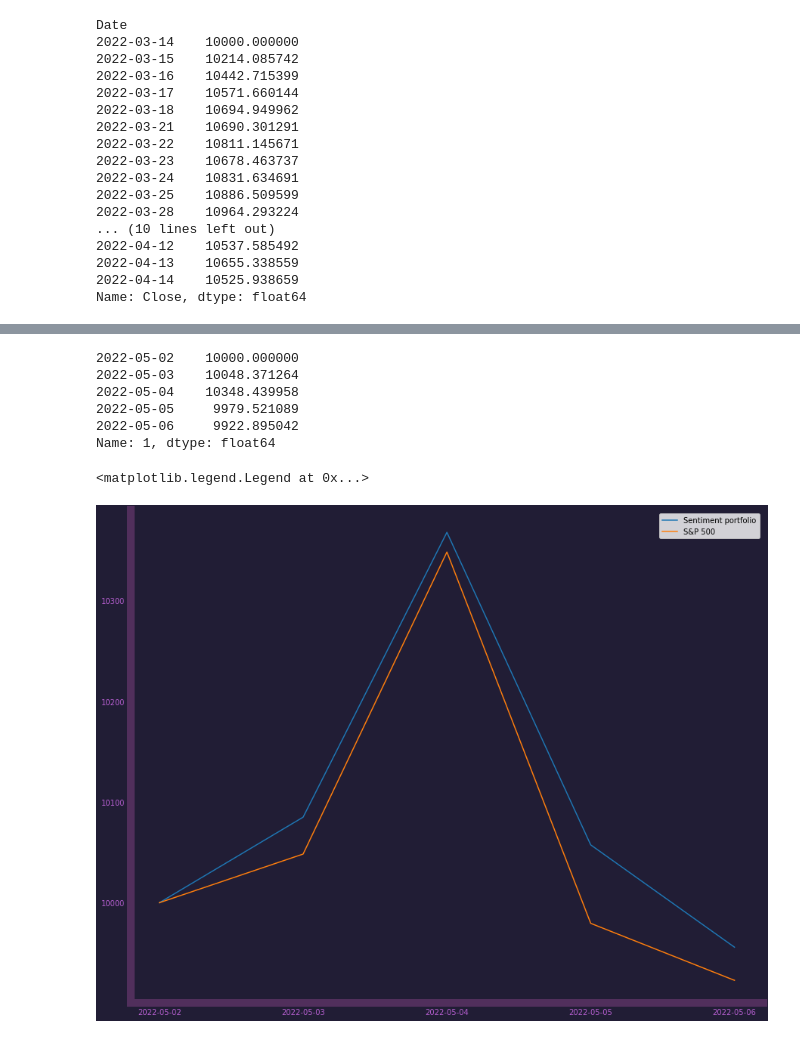
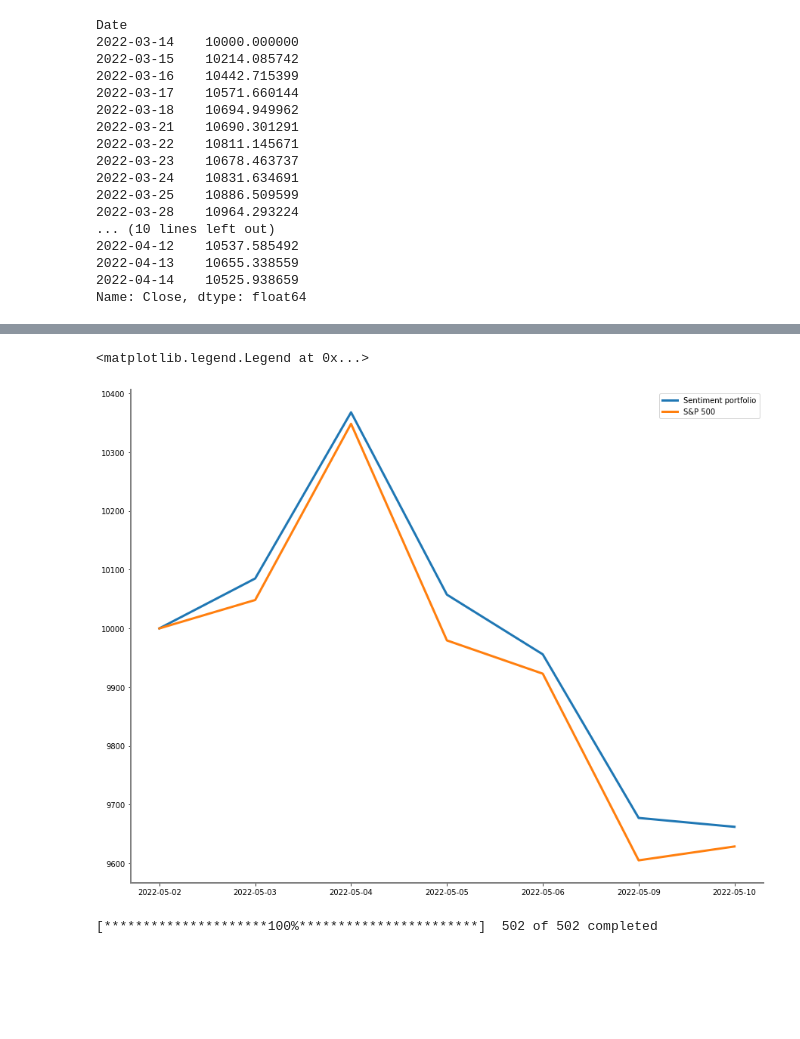
Before and after one commit to AndreasPalmgren/twitter-sentiment, a Jupyter notebook: stock_data.ipynb, the cells around one changed output, grey strips where cells are left out. Saved outputs shown, nothing was run; the diff lists cells and outputs as text; code cells hidden in the pictures; blank space fills up the shorter version.

Commit message:
More dates added

```diff
--- a/stock_data.ipynb
+++ b/stock_data.ipynb
@@ -158,25 +158,41 @@ df
-# %%
-df.iloc[1,:]
-# %% [output]
-2022-05-02    10000.000000
-2022-05-03    10048.371264
-2022-05-04    10348.439958
-2022-05-05     9979.521089
-2022-05-06     9922.895042
-Name: 1, dtype: float64
-# %%
-fig, axs = plt.subplots(1, figsize=(15, 12))
-
-fig.patch.set_facecolor('#211d35')
-axs.set_facecolor('#211d35')
-axs.tick_params(axis='x', colors='#b760d1')
-axs.tick_params(axis='y', colors='#b760d1')
-
-
-axs.plot(df.iloc[0,:], label='Sentiment portfolio')
-axs.plot(df.iloc[1,:], label='S&P 500')
-
-axs.legend()
-# %% [output]
-<matplotlib.legend.Legend at 0x...>
-[figure, removed]
+# %%
+rc = {
+        "axes.spines.left" : True,
+        "axes.spines.right" : False,
+        "axes.spines.bottom" : True,
+        "axes.spines.top" : False,
+        "axes.edgecolor" : "grey",
+        "axes.linewidth" : 2,
+        "xtick.bottom" : True,
+        "xtick.labelbottom" : True,
+        "ytick.labelleft" : True,
+        "ytick.left" : True,
+        "figure.subplot.hspace" : 0.7,
+        "figure.titleweight" : "bold",
+        "axes.titleweight" : "bold"
+    }
+
+plt.rcParams.update(rc)
+# %%
+fig, axs = plt.subplots(1, figsize=(15, 12))
+
+fig.patch.set_facecolor('#ffffff')
+axs.set_facecolor('#ffffff')
+axs.tick_params(axis='x', colors='black')
+axs.tick_params(axis='y', colors='black')
+
+
+axs.plot(df.iloc[0,:], lw=3, label='Sentiment portfolio')
+axs.plot(df.iloc[1,:], lw=3, label='S&P 500')
+
+axs.legend()
+# %% [output]
+<matplotlib.legend.Legend at 0x...>
+[figure, added]
+# %%
+end_date = "2022-05-13"
+
+stock_list = pd.read_csv('data/stock_list.csv')["symbol"]
+stock_df = yf.download(stock_list.tolist(), "2022-05-03", end_date)['Close']
+# %% [output]
+[*********************100%***********************]  502 of 502 completed
```
Also changed, not shown: parts of 21 cells of this notebook, 13 other files.
